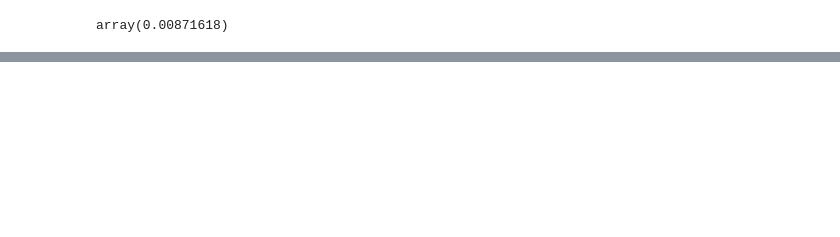
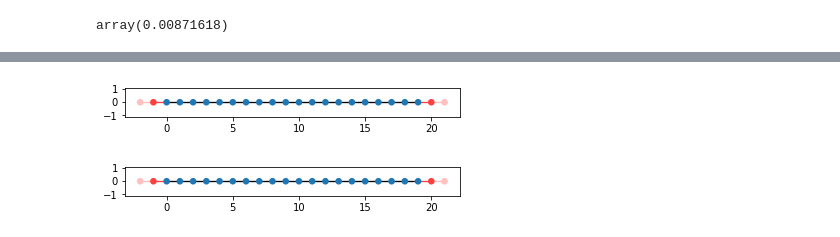
Before and after one commit to hainingpan/AlEuS, a Jupyter notebook: Untitled.ipynb, the cells around one changed output, grey strips where cells are left out. Drawn from its saved outputs; the diff is of its cells as text; code cells hidden in the pictures; blank space fills up the shorter version.

```diff
--- a/Untitled.ipynb
+++ b/Untitled.ipynb
@@ -40,0 +57,45 @@ f
+# %%
+param={'a':1,'mp':1,'mn':.5,'Ep':0,'En':0,'L':10}
+# %%
+def make_system(param):
+    a=param['a']
+    mn=param['mn']
+    mp=param['mp']
+    Ep=param['Ep']
+    En=param['En']
+    L=param['L']
+
+    tp=1/(2*mp*a*a)
+    tn=1/(2*mn*a*a)
+    t_int=np.sqrt(tn*tp)
+
+    lat = kwant.lattice.chain(a)
+    syst = kwant.Builder()
+    syst[(lat(x) for x in range(L-1))]=2*tn-En
+    syst[(lat(x+L) for x in range(L-1))]=2*tp-Ep
+    syst[lat(L-1)]=tn+t_int-En
+    syst[lat(2*L-1)]=tp+t_int-Ep
+    for i in range(L-1):
+        syst[lat(i),lat(i+1)]=-tn
+        syst[lat(i+L),lat(i+L+1)]=-tp
+
+    syst[lat(L-1),lat(L)]=-t_int
+
+    leadn=kwant.Builder(kwant.TranslationalSymmetry([-a]))
+    leadn[lat(0)]=2*tn-En
+    leadn[lat(0),lat(1)]=-tn
+    syst.attach_lead(leadn)
+    leadp=kwant.Builder(kwant.TranslationalSymmetry([a]))
+    leadp[lat(0)]=2*tp-Ep
+    leadp[lat(0),lat(1)]=-tp
+    syst.attach_lead(leadp)
+
+    syst=syst.finalized()
+    return syst
+# %%
+syst=make_system(param)
+# %%
+kwant.plot(syst)
+# %% [output]
+[figure, added]
+[figure, added]
```
Also changed, not shown: parts of 18 cells of this notebook, 31 other files.
